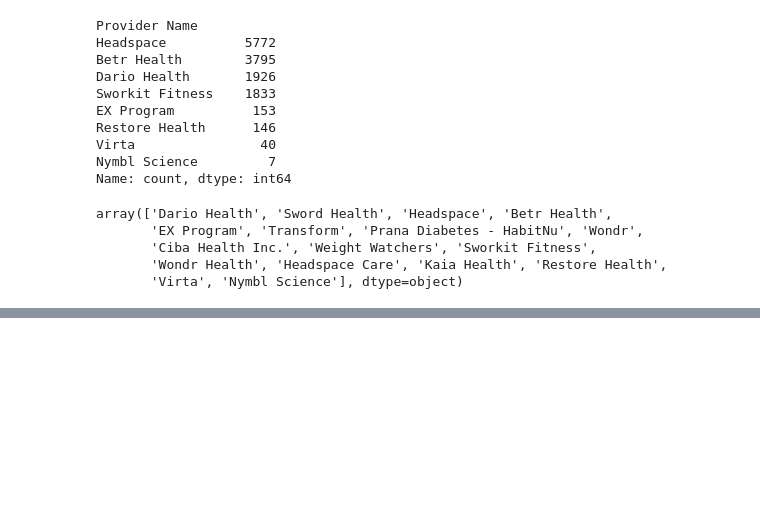
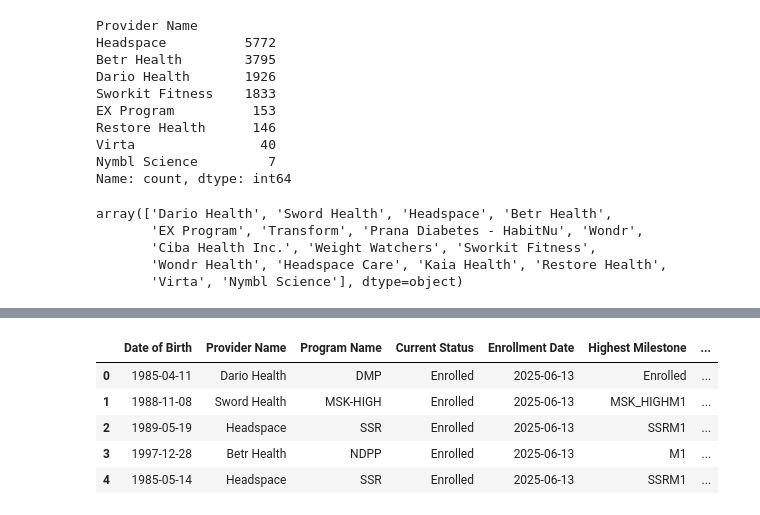
Before and after one commit to heiditam/healthcare_programs, a Jupyter notebook: data_analysis.ipynb, the cells around one changed output, grey strips where cells are left out. Saved outputs shown, nothing was run; the diff lists cells and outputs as text; code cells hidden in the pictures; blank space fills up the shorter version.

```diff
--- a/data_analysis.ipynb
+++ b/data_analysis.ipynb
@@ -177,0 +208,38 @@ array(['Dario Health', 'Sword Health', 'Headspace', 'Betr Health',
+# %%
+import random
+random.seed(20250702)
+# Email Column
+sent = ['Y', 'N']
+
+# Betr Health
+mask_bh = data['Provider Name'] == 'Betr Health'
+data.loc[mask_bh, 'Email'] = np.random.choice(sent, size=mask_bh.sum(), p = [0.18, 0.82])
+
+# Headspace
+mask_hs = data['Provider Name'] == 'Headspace'
+data.loc[mask_hs, 'Email'] = np.random.choice(sent, size=mask_hs.sum(), p=[0.36, 0.64])
+
+# Dario
+mask_d = data['Provider Name'] == 'Dario Health'
+data.loc[mask_d, 'Email'] = np.random.choice(sent, size=mask_d.sum(), p = [0.15, 0.85])
+
+# Sworkit Fitness
+mask_sf = data['Provider Name'] == 'Sworkit Fitness'
+data.loc[mask_sf, 'Email'] = np.random.choice(sent, size=mask_sf.sum(), p=[0.22, 0.78])
+
+# Headspace Care
+mask_hc = data['Provider Name'] == 'Headspace Care'
+data.loc[mask_hc, 'Email'] = np.random.choice(sent, size=mask_hc.sum(), p = [0.3, 0.7])
+
+# Others
+mask_o = ~data['Provider Name'].isin(['Betr Health', 'Headspace', 'Dario', 'Sworkit Fitness', 'Headspace Care'])
+data.loc[mask_o, 'Email'] = np.random.choice(sent, size=mask_o.sum(), p = [0.12, 0.88])
+
+data.head()
+# %% [output]
+|  | Date of Birth | Provider Name | Program Name | Current Status | Enrollment Date | Highest Milestone | ... |
+| 0 | 1985-04-11 | Dario Health | DMP | Enrolled | 2025-06-13 | Enrolled | ... |
+| 1 | 1988-11-08 | Sword Health | MSK-HIGH | Enrolled | 2025-06-13 | MSK_HIGHM1 | ... |
+| 2 | 1989-05-19 | Headspace | SSR | Enrolled | 2025-06-13 | SSRM1 | ... |
+| 3 | 1997-12-28 | Betr Health | NDPP | Enrolled | 2025-06-13 | M1 | ... |
+| 4 | 1985-05-14 | Headspace | SSR | Enrolled | 2025-06-13 | SSRM1 | ... |
```
Also changed, not shown: parts of 5 cells of this notebook, 1 other file.
